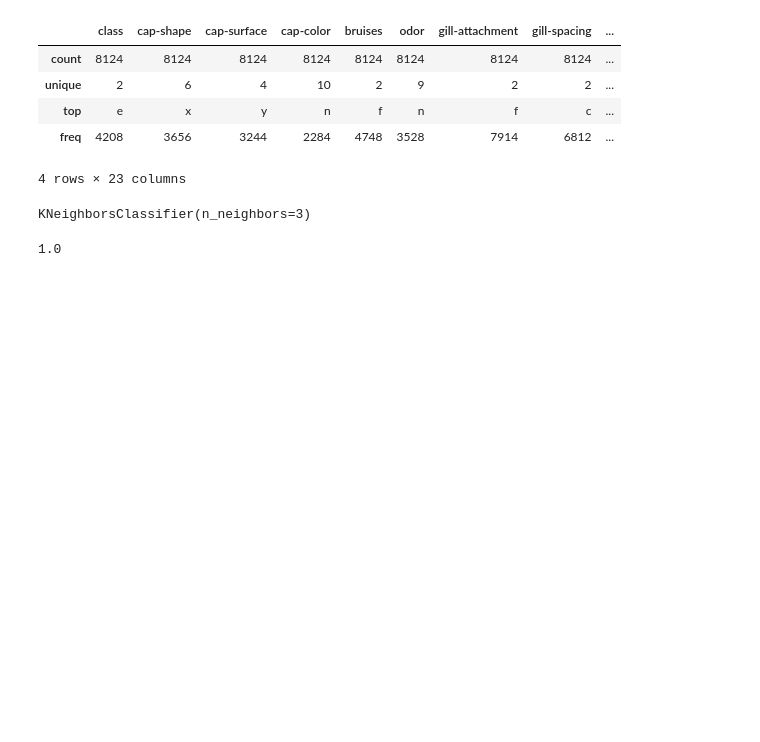
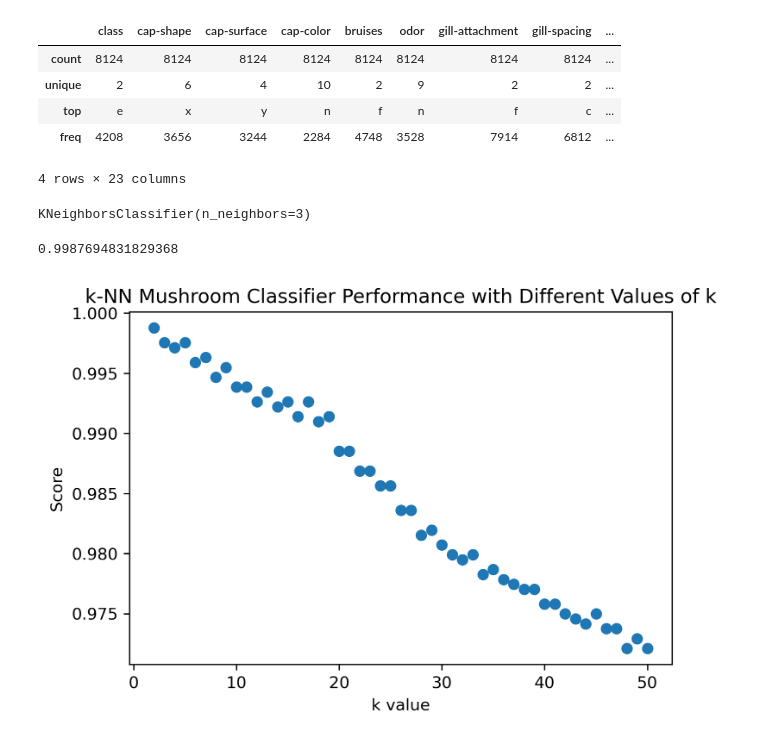
Before and after one commit to tyleryip/ENSF544_Project1, a Jupyter notebook: paper1-kNN.ipynb, the cells around one changed output. Drawn from its saved outputs; the diff is of its cells as text; code cells hidden in the pictures; blank space fills up the shorter version.

Commit message:
Add visualization for multiple values of k

```diff
--- a/paper1-kNN.ipynb
+++ b/paper1-kNN.ipynb
@@ -1,8 +1,12 @@
 # %%
 # Import libraries and read data
 import pandas as pd
+import matplotlib as mpl
+import matplotlib.pyplot as plt
 from sklearn import metrics, model_selection
 from sklearn.neighbors import KNeighborsClassifier
+%matplotlib inline
+mpl.rcParams['figure.dpi'] = 300
 
 df = pd.read_csv('mushrooms.csv')
 # %%
@@ -38,11 +42,11 @@ x_train, x_test, y_train, y_test = model_selection.train_test_split(x, y, test_s
 # %%
 # Train the model
 model = KNeighborsClassifier(n_neighbors=3)
-model.fit(x, y)
+model.fit(x_train, y_train)
 # %% [output]
 KNeighborsClassifier(n_neighbors=3)
 # %%
 # Score the model
 model.score(x_test, y_test)
 # %% [output]
-1.0
+0.9987694831829368
@@ -52,0 +53,23 @@ model.score(x_test, y_test)
+# %%
+# Make a modification to the model
+knn_scores = {}
+# Key: k, Value: score
+
+for k in range(2, 501):
+    model = KNeighborsClassifier(n_neighbors=k)
+    model.fit(x_train, y_train)
+    score = model.score(x_test, y_test)
+    knn_scores[k] = score
+
+knn_scores_df = pd.DataFrame.from_dict(knn_scores, orient="index", columns=["score"])
+# %%
+fig, ax = plt.subplots()
+scatter = ax.scatter(range(2, 51), knn_scores_df['score'][2:51])
+
+ax.set_title('k-NN Mushroom Classifier Performance with Different Values of k')
+ax.set_ylabel('Score')
+ax.set_xlabel('k value')
+
+plt.show()
+# %% [output]
+[figure, added]
```
Also changed, not shown: parts of 4 cells of this notebook.
